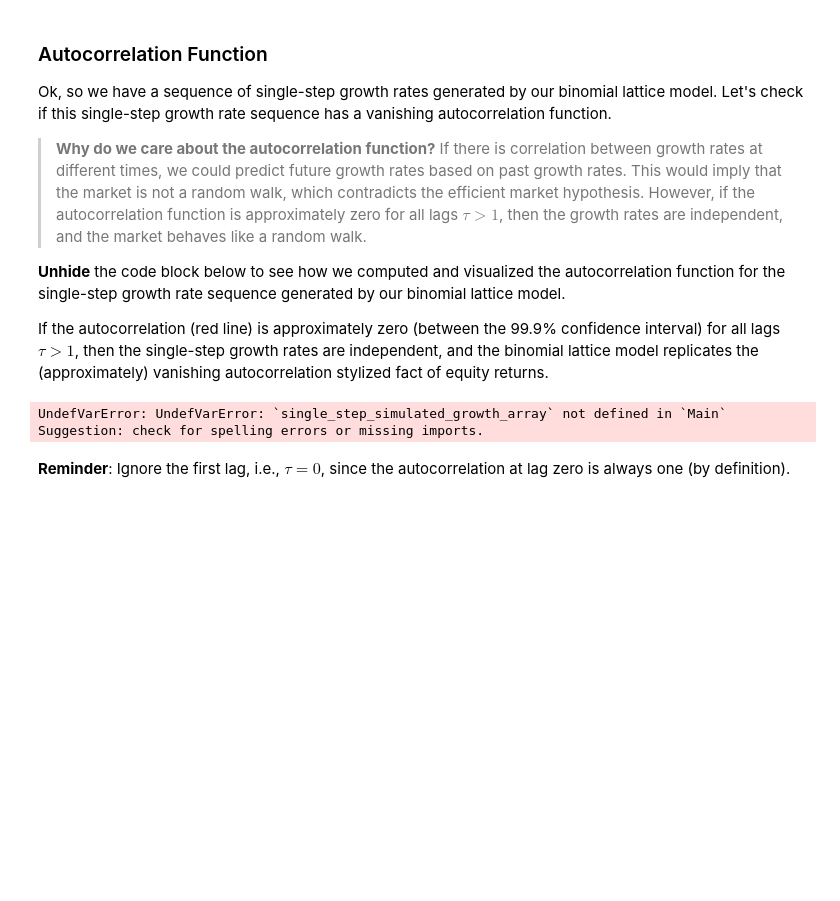
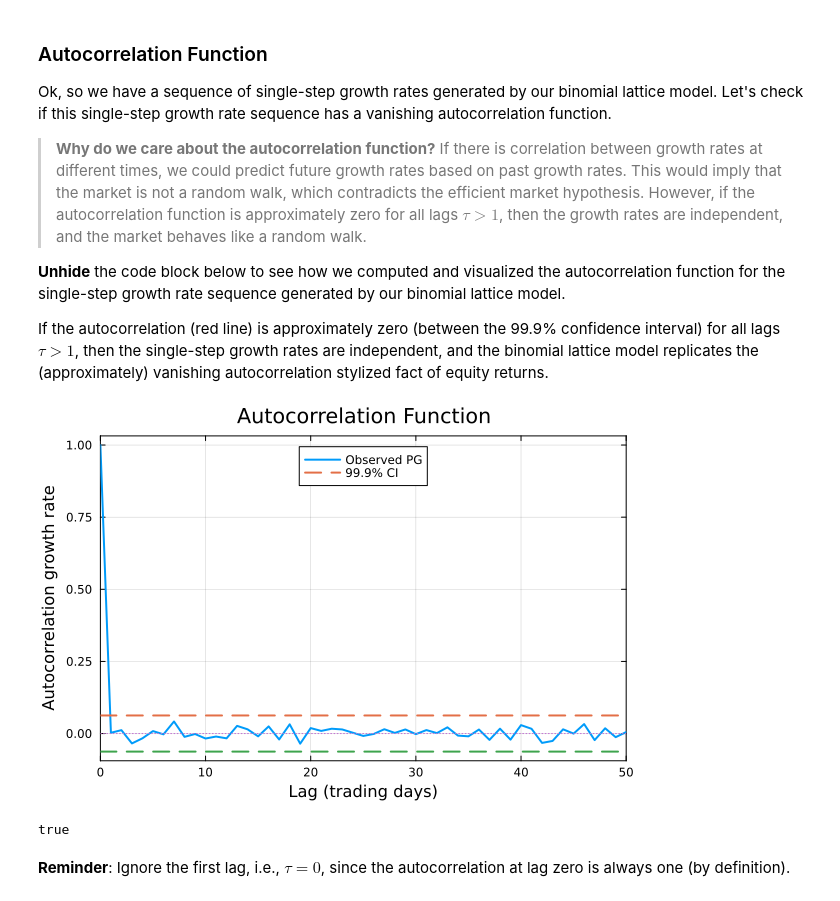
Before and after one commit to CHEME-5660-Classroom-Cornell/ps2-5660-f25-fka7-a11y, a Jupyter notebook: PS2-CHEME-5660-Student-LatticeStylizedFacts-RWPM-Fall-2025.ipynb, the cells around one changed output. Drawn from its saved outputs; the diff is of its cells as text; code cells hidden in the pictures; blank space fills up the shorter version.

```diff
--- a/PS2-CHEME-5660-Student-LatticeStylizedFacts-RWPM-Fall-2025.ipynb
+++ b/PS2-CHEME-5660-Student-LatticeStylizedFacts-RWPM-Fall-2025.ipynb
@@ -552,26 +758,75 @@ __Unhide__ the code block below to see how we computed and visualized the autoco
 
 If the autocorrelation (red line) is approximately zero (between the 99.9\% confidence interval) for all lags $\tau > 1$, then the single-step growth rates are independent, and the binomial lattice model replicates the (approximately) vanishing autocorrelation stylized fact of equity returns.
 # %%
-let
+# Cell 39 — Autocorrelation of single step growth rates with 99.9% CI
 
-    # generate a random index -
-    number_of_steps = maximum_number_trading_days - 1;
-    max_number_of_steps_x = 50 # how many lags to visualize
-    X = single_step_simulated_growth_array;
+begin
+    using Random, Statistics
+    using Plots
 
-    plot(autocor(X, (0:(number_of_steps - 1) |> collect)), label="Observed $(random_firm_ticker)", lw=2, c=:red,
-        bg="gray95", background_color_outside="white", framestyle = :box, fg_legend = :transparent,
-        linetype=:steppost, xlims=(0,max_number_of_steps_x))
+    # make sure we have the simulated series g
+    g = @isdefined(single_step_simulated_growth_array) ? single_step_simulated_growth_array : begin
+        # rebuild from params if missing
+        u  = û
+        d  = d̂
+        p  = p̂
+        dt = Float64(Δt)
+        T  = maximum_number_trading_days
 
-    LINE = (3.09/sqrt(number_of_steps))*ones(number_of_steps-1);
-    plot!(LINE, label="99.9% confidence", lw=2, c=:black, ls=:dash)
-    plot!(-LINE, label="", lw=2, c=:black, ls=:dash)
-    xlabel!("Lag (trading day)", fontsize=18)
-    ylabel!("Autocorrelation Growth Rate", fontsize=18)
+        Random.seed!(42)
+        tmp = Vector{Float64}(undef, T - 1)
+        @inbounds for j in 1:(T - 1)
+            x = rand() < p
+            tmp[j] = (x ? log(u) : log(d)) / dt
+        end
+        single_step_simulated_growth_array = tmp
+        tmp
+    end
+
+    # ACF helper that includes lag 0
+    function acf0(x::AbstractVector{<:Real}, maxlag::Int)
+        n  = length(x)
+        μ  = mean(x)
+        xc = x .- μ
+        denom = sum(abs2, xc)
+        out = Vector{Float64}(undef, maxlag + 1)
+        out[1] = 1.0
+        @inbounds for ℓ in 1:maxlag
+            out[ℓ + 1] = sum(view(xc, 1:n-ℓ) .* view(xc, 1+ℓ:n)) / denom
+        end
+        return out
+    end
+
+    # settings
+    number_of_steps = maximum_number_trading_days - 1
+    max_number_of_steps_to_plot = 50  # how many lags to show
+    lags = 0:max_number_of_steps_to_plot
+
+    # compute acf and CI bands for white noise
+    ac = acf0(g, max_number_of_steps_to_plot)
+    se = 1 / sqrt(length(g))                            # approx std error for acf under iid
+    z999 = 3.291                                        # 99.9% critical value
+    band = z999 * se
+
+    # plot
+    plt = plot(lags, ac, label = "Observed $(random_firm_ticker)", lw = 2)
+    hline!([ band], label = "99.9% CI", lw = 2, ls = :dash)
+    hline!([-band], label = "",     lw = 2, ls = :dash)
+    hline!([0.0], label = "",       lw = 1, ls = :dot)
+    xlims!(0, max_number_of_steps_to_plot)
+    xlabel!("Lag (trading days)")
+    ylabel!("Autocorrelation growth rate")
+    title!("Autocorrelation Function")
+    plot!(background_color = :white, framestyle = :box, legend = :top)
+
+    display(plt)
+
+    # set the check flag: true if all lags > 0 are inside 99.9% CI
+    does_my_autocorrelation_function_vanish = all(abs.(ac[2:end]) .<= band)
 end
 # %% [output]
+[figure, added]
-UndefVarError: UndefVarError: `single_step_simulated_growth_array` not defined in `Main`
-Suggestion: check for spelling errors or missing imports.
+true
 # %% [markdown]
 __Reminder__: Ignore the first lag, i.e., $\tau = 0$, since the autocorrelation at lag zero is always one (by definition).
 # %%
```
Also changed, not shown: parts of 32 cells of this notebook.
